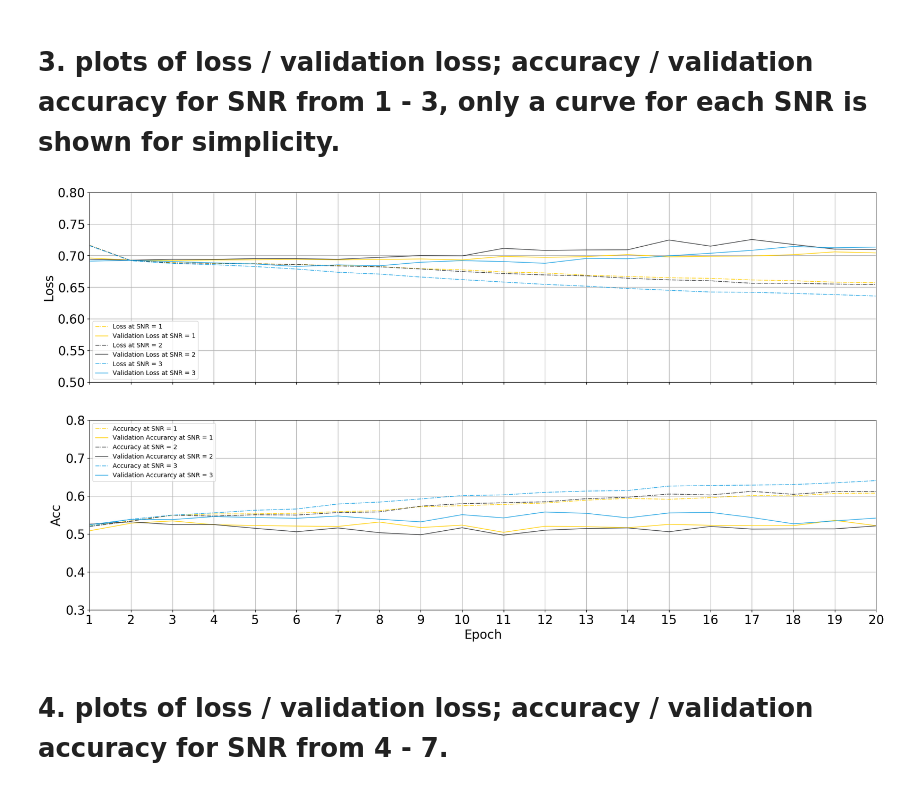
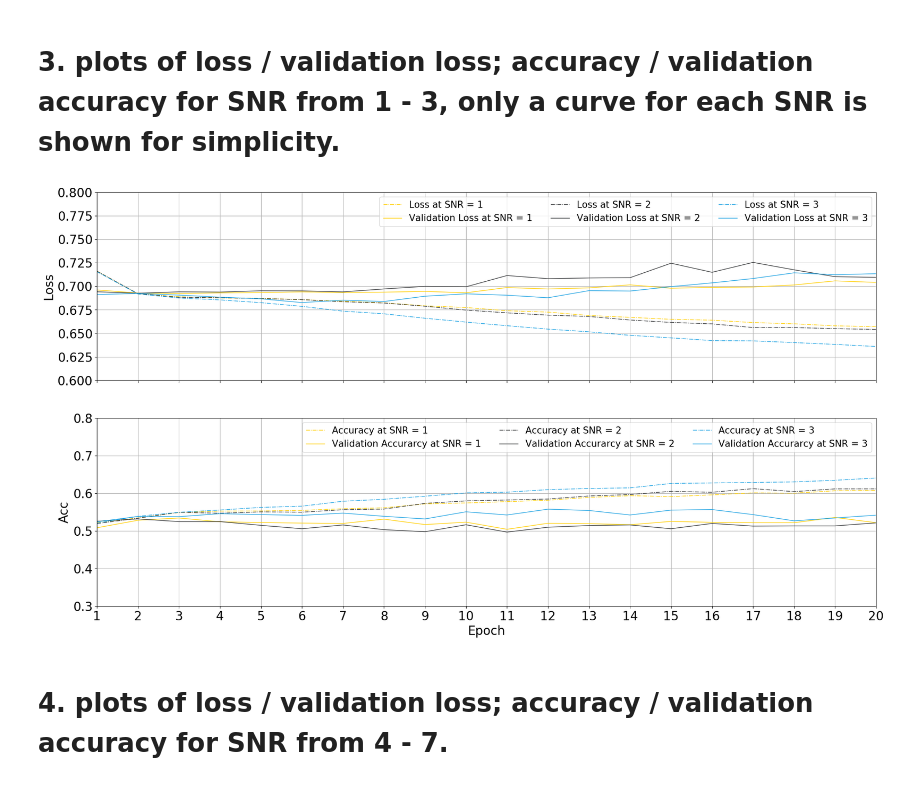
Before and after one commit to manleongchan/SNeML, a Jupyter notebook: Feb-13-2019-k-fold-results-for-SNR-1-10.ipynb, the cells around one changed output. Saved outputs shown, nothing was run; the diff lists cells and outputs as text; code cells hidden in the pictures.

```diff
--- a/Feb-13-2019-k-fold-results-for-SNR-1-10.ipynb
+++ b/Feb-13-2019-k-fold-results-for-SNR-1-10.ipynb
@@ -149,11 +149,11 @@ def plotlossacc_together(history, fontsize, SNR, Loss_top, Loss_bottom, Acc_top,
         counter = 0
         for history_i in history_10[0:1]:
             if counter == 0:
-                axs[0].plot(np.arange(epochs) + 1, history_i.history['loss'], label = 'Loss at SNR = %s' %(SNR), linewidth = 1, linestyle ='dashdot', color = color_shelf(SNR))
-                axs[0].plot(np.arange(epochs) + 1, history_i.history['val_loss'], label = 'Validation Loss at SNR = %s' %(SNR), linewidth = 1, linestyle ='-', color = color_shelf(SNR))
+                axs[0].plot(np.arange(epochs) + 1, history_i.history['loss'], label = 'Loss at SNR = %s' %(SNR), linewidth = 2, linestyle ='dashdot', color = color_shelf(SNR))
+                axs[0].plot(np.arange(epochs) + 1, history_i.history['val_loss'], label = 'Validation Loss at SNR = %s' %(SNR), linewidth = 2, linestyle ='-', color = color_shelf(SNR))
 
-                axs[1].plot(np.arange(epochs) + 1, history_i.history['acc'], label = 'Accuracy at SNR = %s' %(SNR), linewidth = 1,  linestyle ='dashdot', color =  color_shelf(SNR))
-                axs[1].plot(np.arange(epochs) + 1, history_i.history['val_acc'], label = 'Validation Accurarcy at SNR = %s' %(SNR), linewidth = 1, linestyle ='-', color =  color_shelf(SNR))
+                axs[1].plot(np.arange(epochs) + 1, history_i.history['acc'], label = 'Accuracy at SNR = %s' %(SNR), linewidth = 2,  linestyle ='dashdot', color =  color_shelf(SNR))
+                axs[1].plot(np.arange(epochs) + 1, history_i.history['val_acc'], label = 'Validation Accurarcy at SNR = %s' %(SNR), linewidth = 2, linestyle ='-', color =  color_shelf(SNR))
                 # set labels
                 axs[0].set_ylabel('Loss', fontsize = fontsize)
                 axs[1].set_xlabel('Epoch', fontsize = fontsize)
@@ -162,14 +162,14 @@ def plotlossacc_together(history, fontsize, SNR, Loss_top, Loss_bottom, Acc_top,
 
 
                 # legends
-                axs[0].legend(fontsize = fontsize - 10)
-                axs[1].legend(fontsize = fontsize - 10)
+                axs[0].legend(fontsize = fontsize - 5, ncol=3)
+                axs[1].legend(fontsize = fontsize - 5, ncol=3)
             else:
-                axs[0].plot(np.arange(epochs) + 1, history_i.history['loss'], linewidth = 1, linestyle ='dashdot', color = color_shelf(SNR))
-                axs[0].plot(np.arange(epochs) + 1, history_i.history['val_loss'], linewidth = 1, linestyle ='-', color = color_shelf(SNR))
+                axs[0].plot(np.arange(epochs) + 1, history_i.history['loss'], linewidth = 2, linestyle ='dashdot', color = color_shelf(SNR))
+                axs[0].plot(np.arange(epochs) + 1, history_i.history['val_loss'], linewidth = 2, linestyle ='-', color = color_shelf(SNR))
 
-                axs[1].plot(np.arange(epochs) + 1, history_i.history['acc'], linewidth = 1, linestyle ='dashdot', color = color_shelf(SNR))
-                axs[1].plot(np.arange(epochs) + 1, history_i.history['val_acc'], linewidth = 1, linestyle ='-', color = color_shelf(SNR))
+                axs[1].plot(np.arange(epochs) + 1, history_i.history['acc'], linewidth = 2, linestyle ='dashdot', color = color_shelf(SNR))
+                axs[1].plot(np.arange(epochs) + 1, history_i.history['val_acc'], linewidth = 2, linestyle ='-', color = color_shelf(SNR))
                 # set labels
                 axs[0].set_ylabel('Loss', fontsize = fontsize)
                 axs[1].set_xlabel('Epoch', fontsize = fontsize)
@@ -178,8 +178,8 @@ def plotlossacc_together(history, fontsize, SNR, Loss_top, Loss_bottom, Acc_top,
 
 
                 # legends
-                axs[0].legend(fontsize = fontsize - 10)
-                axs[1].legend(fontsize = fontsize - 10)
+                #axs[0].legend(fontsize = fontsize - 5)
+                #axs[1].legend(fontsize = fontsize - 5)
             counter += 1
         SNR +=1
     # grids
@@ -205,13 +205,13 @@ def plotlossacc_together(history, fontsize, SNR, Loss_top, Loss_bottom, Acc_top,
 # %%
 fontsize = 20
 epochs = 20
 Loss_top = 0.8
-Loss_bottom = 0.5
+Loss_bottom = 0.6
 Acc_top = 0.8
 Acc_bottom = 0.3
 plotlossacc_together(history[0:3], fontsize, 1, Loss_top, Loss_bottom, Acc_top, Acc_bottom)
 # %% [output]
-[figure, old version]
+[figure, new version]
 # %% [markdown]
 # 4. plots of loss / validation loss; accuracy / validation accuracy for SNR from 4 - 7.
 # %%
```
Also changed, not shown: parts of 2 cells of this notebook.
